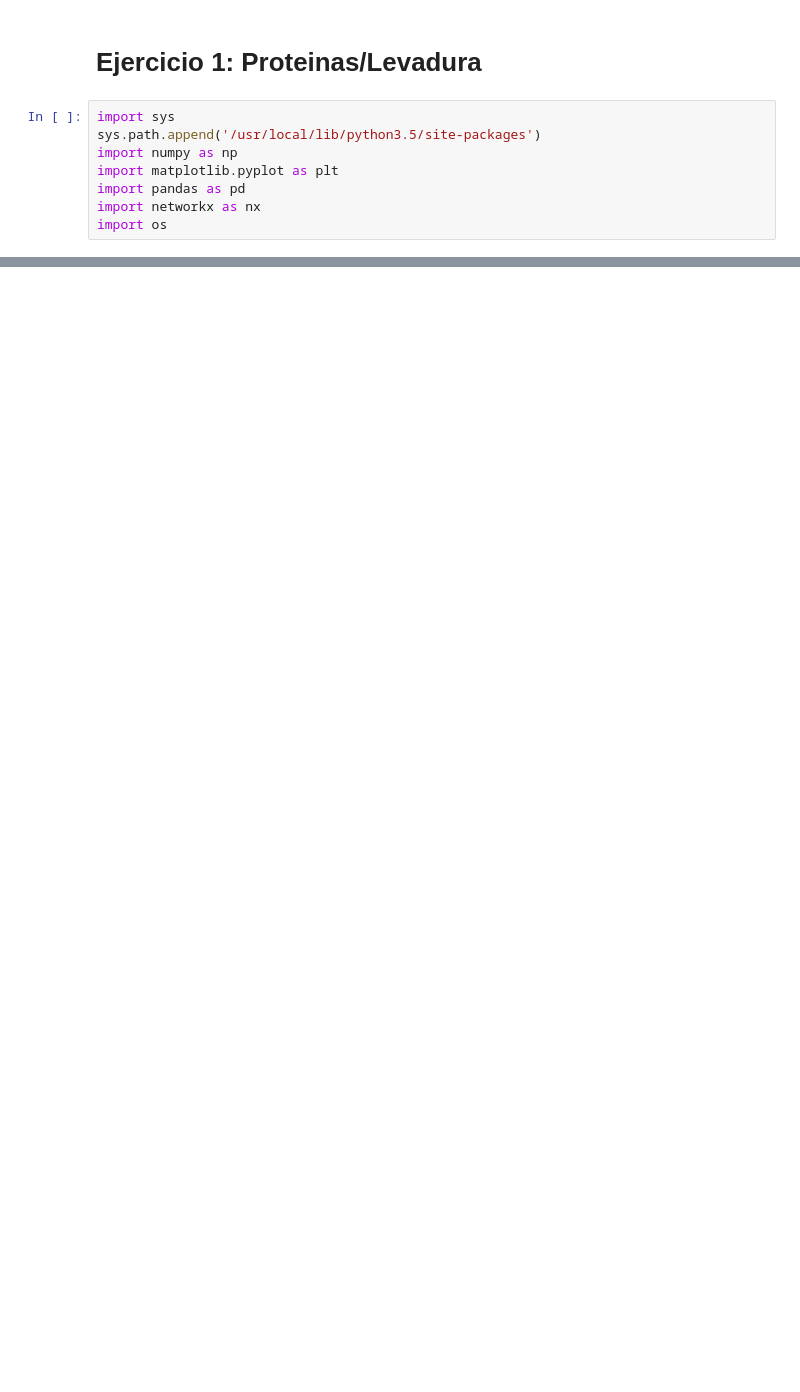
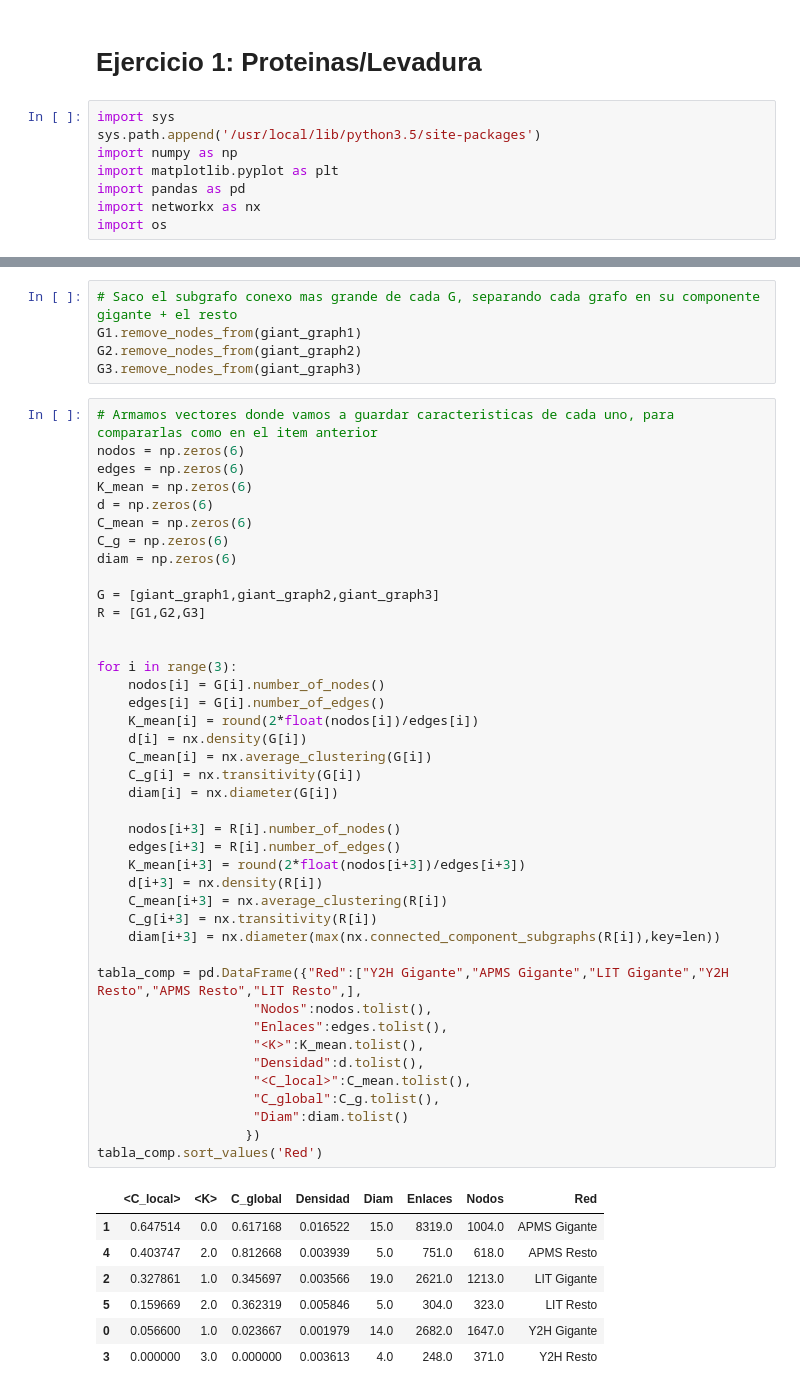
Before and after one commit to Redes2018/tp1, a Jupyter notebook: TC1-1.ipynb, the cells around one changed output, grey strips where cells are left out. Cells and saved outputs as stored; diff of their text form; blank space fills up the shorter version.

```diff
--- a/TC1-1.ipynb
+++ b/TC1-1.ipynb
@@ -148,0 +148,54 @@ Las tres son no-dirigidas por la forma en la que las creamos: a partir de los da
+# %%
+# Saco el subgrafo conexo mas grande de cada G, separando cada grafo en su componente gigante + el resto
+G1.remove_nodes_from(giant_graph1)
+G2.remove_nodes_from(giant_graph2)
+G3.remove_nodes_from(giant_graph3)
+# %%
+# Armamos vectores donde vamos a guardar caracteristicas de cada uno, para compararlas como en el item anterior
+nodos = np.zeros(6)
+edges = np.zeros(6)
+K_mean = np.zeros(6)
+d = np.zeros(6)
+C_mean = np.zeros(6)
+C_g = np.zeros(6)
+diam = np.zeros(6)
+
+G = [giant_graph1,giant_graph2,giant_graph3]
+R = [G1,G2,G3]
+
+
+for i in range(3):
+    nodos[i] = G[i].number_of_nodes()
+    edges[i] = G[i].number_of_edges()
+    K_mean[i] = round(2*float(nodos[i])/edges[i])
+    d[i] = nx.density(G[i])
+    C_mean[i] = nx.average_clustering(G[i])
+    C_g[i] = nx.transitivity(G[i])
+    diam[i] = nx.diameter(G[i])
+
+    nodos[i+3] = R[i].number_of_nodes()
+    edges[i+3] = R[i].number_of_edges()
+    K_mean[i+3] = round(2*float(nodos[i+3])/edges[i+3])
+    d[i+3] = nx.density(R[i])
+    C_mean[i+3] = nx.average_clustering(R[i])
+    C_g[i+3] = nx.transitivity(R[i])
+    diam[i+3] = nx.diameter(max(nx.connected_component_subgraphs(R[i]),key=len))
+
+tabla_comp = pd.DataFrame({"Red":["Y2H Gigante","APMS Gigante","LIT Gigante","Y2H Resto","APMS Resto","LIT Resto",],
+                    "Nodos":nodos.tolist(),
+                    "Enlaces":edges.tolist(),
+                    "<K>":K_mean.tolist(),
+                    "Densidad":d.tolist(),
+                    "<C_local>":C_mean.tolist(),
+                    "C_global":C_g.tolist(),
+                    "Diam":diam.tolist()
+                   })
+tabla_comp.sort_values('Red')
+# %% [output]
+|  | <C_local> | <K> | C_global | Densidad | Diam | Enlaces | Nodos | Red |
+| 1 | 0.647514 | 0.0 | 0.617168 | 0.016522 | 15.0 | 8319.0 | 1004.0 | APMS Gigante |
+| 4 | 0.403747 | 2.0 | 0.812668 | 0.003939 | 5.0 | 751.0 | 618.0 | APMS Resto |
+| 2 | 0.327861 | 1.0 | 0.345697 | 0.003566 | 19.0 | 2621.0 | 1213.0 | LIT Gigante |
+| 5 | 0.159669 | 2.0 | 0.362319 | 0.005846 | 5.0 | 304.0 | 323.0 | LIT Resto |
+| 0 | 0.056600 | 1.0 | 0.023667 | 0.001979 | 14.0 | 2682.0 | 1647.0 | Y2H Gigante |
+| 3 | 0.000000 | 3.0 | 0.000000 | 0.003613 | 4.0 | 248.0 | 371.0 | Y2H Resto |
```
Also changed, not shown: parts of 12 cells of this notebook.
